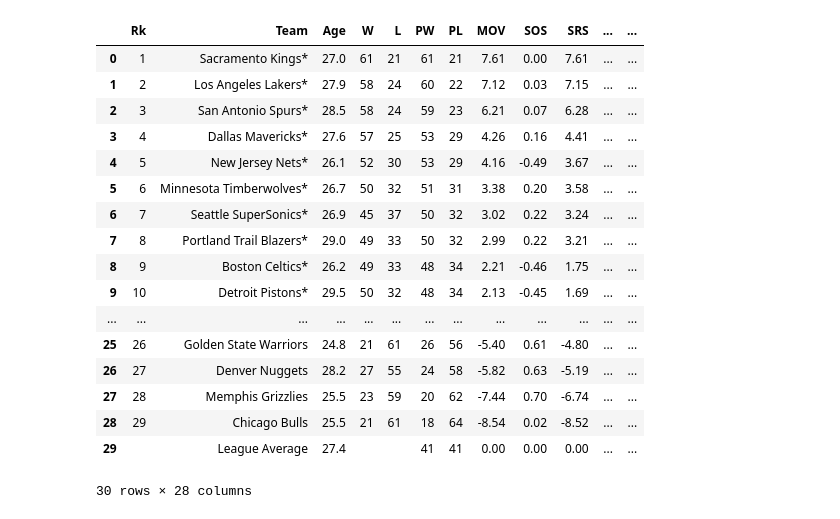
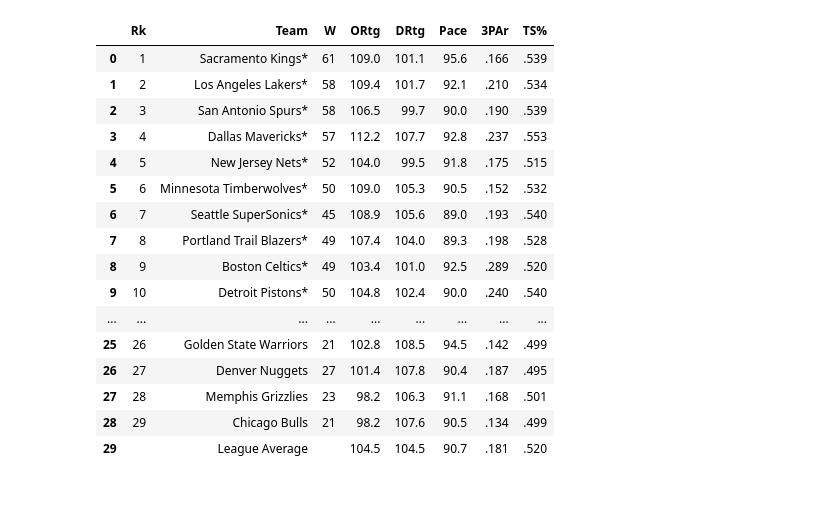
Before and after one commit to johncpolitte/NBA_Data_Analysis, a Jupyter notebook: Pandas_work.ipynb, the cells around one changed output. Cells and saved outputs as stored; diff of their text form; code cells hidden in the pictures.

```diff
--- a/Pandas_work.ipynb
+++ b/Pandas_work.ipynb
@@ -66,30 +52,33 @@ if mg_01_02['season'] == 2002:
 # %%
 soup = BeautifulSoup(str(misc_tables), 'lxml')
 # %%
-misc = []
-for comment in soup.find_all(string=lambda text:isinstance(text,Comment)):
-    data = BeautifulSoup(comment,"lxml")
-    for items in data.select("table.stats_table tr"):
-        tds = [item.get_text(strip=True) for item in items.select("th,td")]
-        misc.append(tds)
-miscar = pd.DataFrame(misc[2:], columns= misc[1])
-miscar
+def misc_maker(html):
+    misc = []
+    for comment in soup.find_all(string=lambda text:isinstance(text,Comment)):
+        data = BeautifulSoup(comment,"lxml")
+        for items in data.select("table.stats_table tr"):
+            tds = [item.get_text(strip=True) for item in items.select("th,td")]
+            misc.append(tds)
+    miscar = pd.DataFrame(misc[2:], columns= misc[1])
+    miscar
-# %% [output]
-|  | Rk | Team | Age | W | L | PW | PL | MOV | SOS | SRS | ... | ... |
-| 0 | 1 | Sacramento Kings* | 27.0 | 61 | 21 | 61 | 21 | 7.61 | 0.00 | 7.61 | ... | ... |
-| 1 | 2 | Los Angeles Lakers* | 27.9 | 58 | 24 | 60 | 22 | 7.12 | 0.03 | 7.15 | ... | ... |
-| 2 | 3 | San Antonio Spurs* | 28.5 | 58 | 24 | 59 | 23 | 6.21 | 0.07 | 6.28 | ... | ... |
-| 3 | 4 | Dallas Mavericks* | 27.6 | 57 | 25 | 53 | 29 | 4.26 | 0.16 | 4.41 | ... | ... |
-| 4 | 5 | New Jersey Nets* | 26.1 | 52 | 30 | 53 | 29 | 4.16 | -0.49 | 3.67 | ... | ... |
-| 5 | 6 | Minnesota Timberwolves* | 26.7 | 50 | 32 | 51 | 31 | 3.38 | 0.20 | 3.58 | ... | ... |
-| 6 | 7 | Seattle SuperSonics* | 26.9 | 45 | 37 | 50 | 32 | 3.02 | 0.22 | 3.24 | ... | ... |
-| 7 | 8 | Portland Trail Blazers* | 29.0 | 49 | 33 | 50 | 32 | 2.99 | 0.22 | 3.21 | ... | ... |
-| 8 | 9 | Boston Celtics* | 26.2 | 49 | 33 | 48 | 34 | 2.21 | -0.46 | 1.75 | ... | ... |
-| 9 | 10 | Detroit Pistons* | 29.5 | 50 | 32 | 48 | 34 | 2.13 | -0.45 | 1.69 | ... | ... |
-| ... | ... | ... | ... | ... | ... | ... | ... | ... | ... | ... | ... | ... |
-| 25 | 26 | Golden State Warriors | 24.8 | 21 | 61 | 26 | 56 | -5.40 | 0.61 | -4.80 | ... | ... |
-| 26 | 27 | Denver Nuggets | 28.2 | 27 | 55 | 24 | 58 | -5.82 | 0.63 | -5.19 | ... | ... |
-| 27 | 28 | Memphis Grizzlies | 25.5 | 23 | 59 | 20 | 62 | -7.44 | 0.70 | -6.74 | ... | ... |
-| 28 | 29 | Chicago Bulls | 25.5 | 21 | 61 | 18 | 64 | -8.54 | 0.02 | -8.52 | ... | ... |
-| 29 |  | League Average | 27.4 |  |  | 41 | 41 | 0.00 | 0.00 | 0.00 | ... | ... |
-30 rows × 28 columns
+# %%
+miscar_small = miscar[['Rk', 'Team', 'W', 'ORtg', 'DRtg', 'Pace', '3PAr', 'TS%']]
+miscar_small
+# %% [output]
+|  | Rk | Team | W | ORtg | DRtg | Pace | 3PAr | TS% |
+| 0 | 1 | Sacramento Kings* | 61 | 109.0 | 101.1 | 95.6 | .166 | .539 |
+| 1 | 2 | Los Angeles Lakers* | 58 | 109.4 | 101.7 | 92.1 | .210 | .534 |
+| 2 | 3 | San Antonio Spurs* | 58 | 106.5 | 99.7 | 90.0 | .190 | .539 |
+| 3 | 4 | Dallas Mavericks* | 57 | 112.2 | 107.7 | 92.8 | .237 | .553 |
+| 4 | 5 | New Jersey Nets* | 52 | 104.0 | 99.5 | 91.8 | .175 | .515 |
+| 5 | 6 | Minnesota Timberwolves* | 50 | 109.0 | 105.3 | 90.5 | .152 | .532 |
+| 6 | 7 | Seattle SuperSonics* | 45 | 108.9 | 105.6 | 89.0 | .193 | .540 |
+| 7 | 8 | Portland Trail Blazers* | 49 | 107.4 | 104.0 | 89.3 | .198 | .528 |
+| 8 | 9 | Boston Celtics* | 49 | 103.4 | 101.0 | 92.5 | .289 | .520 |
+| 9 | 10 | Detroit Pistons* | 50 | 104.8 | 102.4 | 90.0 | .240 | .540 |
+| ... | ... | ... | ... | ... | ... | ... | ... | ... |
+| 25 | 26 | Golden State Warriors | 21 | 102.8 | 108.5 | 94.5 | .142 | .499 |
+| 26 | 27 | Denver Nuggets | 27 | 101.4 | 107.8 | 90.4 | .187 | .495 |
+| 27 | 28 | Memphis Grizzlies | 23 | 98.2 | 106.3 | 91.1 | .168 | .501 |
+| 28 | 29 | Chicago Bulls | 21 | 98.2 | 107.6 | 90.5 | .134 | .499 |
+| 29 |  | League Average |  | 104.5 | 104.5 | 90.7 | .181 | .520 |
```
Also changed, not shown: parts of 9 cells of this notebook, 2 other files.
